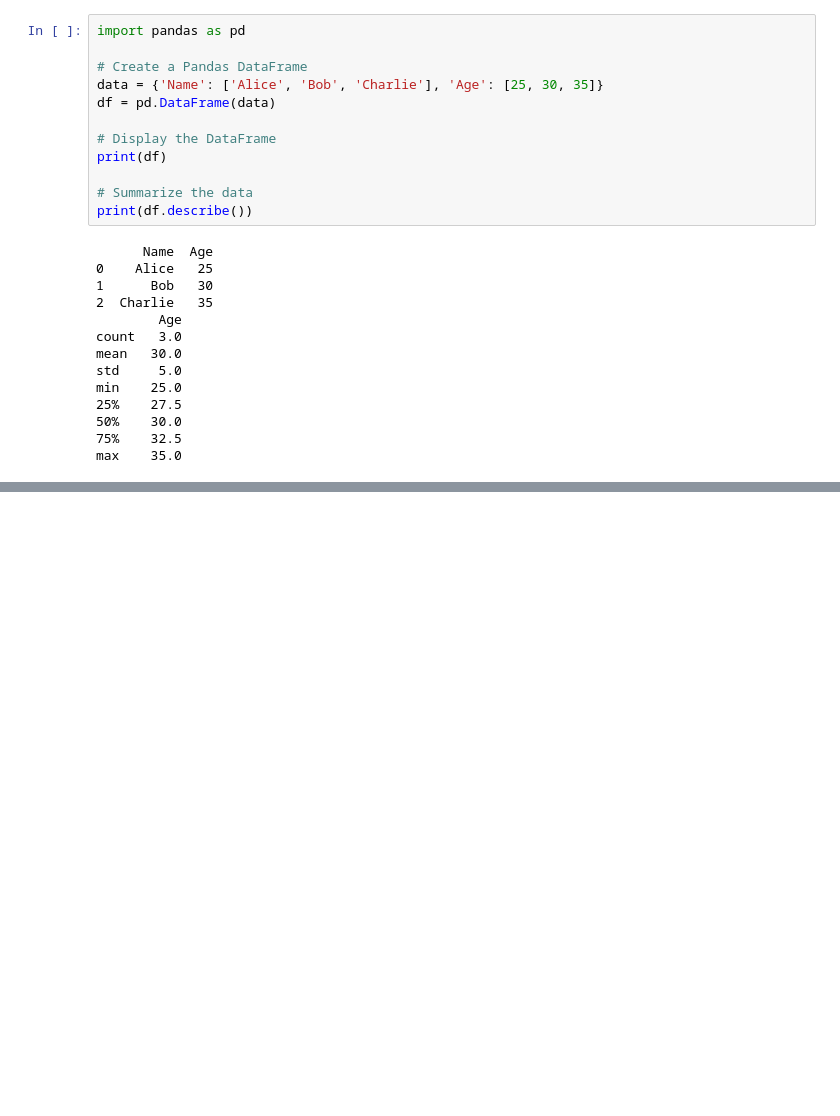
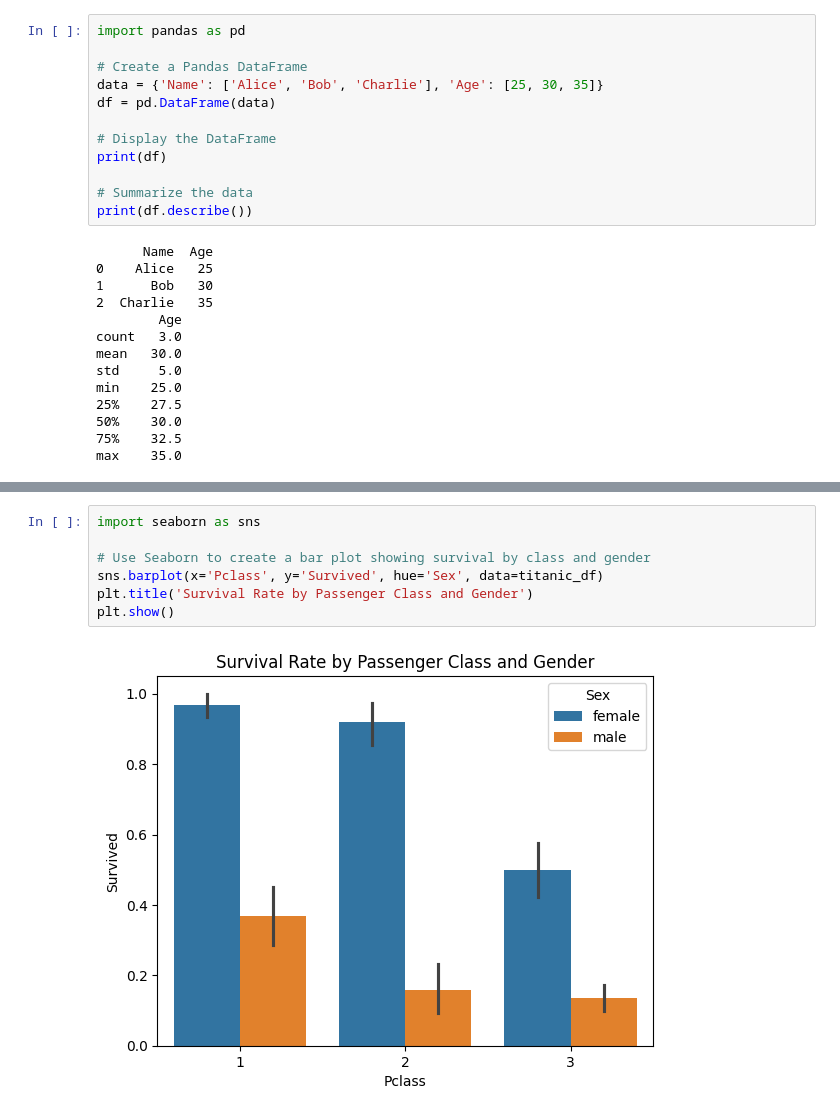
Before and after one commit to kkstudybox/ds_journey, a Jupyter notebook: python/pyStudy0.ipynb, the cells around one changed output, grey strips where cells are left out. Saved outputs shown, nothing was run; the diff lists cells and outputs as text; blank space fills up the shorter version.

```diff
--- a/python/pyStudy0.ipynb
+++ b/python/pyStudy0.ipynb
@@ -85,0 +276,9 @@ max    35.0
+# %%
+import seaborn as sns
+
+# Use Seaborn to create a bar plot showing survival by class and gender
+sns.barplot(x='Pclass', y='Survived', hue='Sex', data=titanic_df)
+plt.title('Survival Rate by Passenger Class and Gender')
+plt.show()
+# %% [output]
+[figure, added]
```
Also changed, not shown: parts of 14 cells of this notebook.
